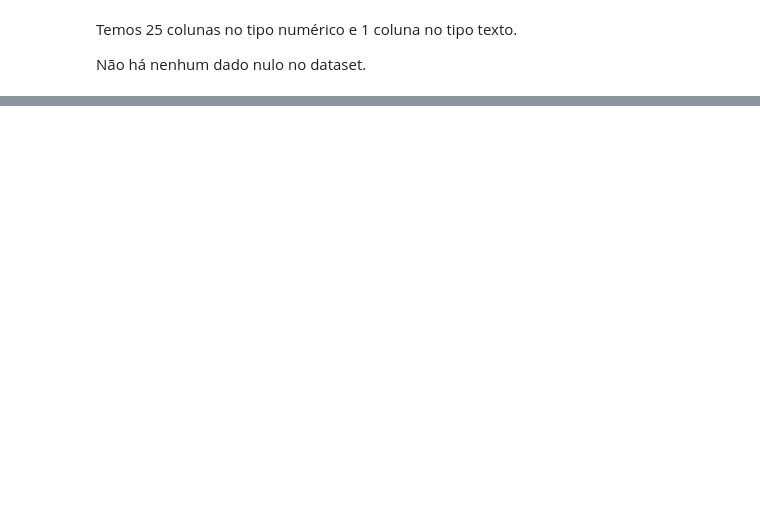
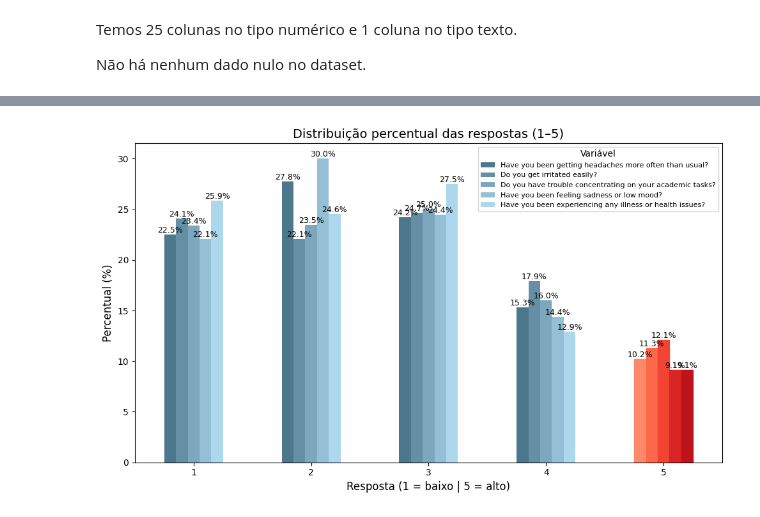
Before and after one commit to camilatsv1/Monitoramento-das-causas-de-estresse-nos-alunos-de-hoje, a Jupyter notebook: caderno_app.ipynb, the cells around one changed output, grey strips where cells are left out. Saved outputs shown, nothing was run; the diff lists cells and outputs as text; code cells hidden in the pictures; blank space fills up the shorter version.

```diff
--- a/caderno_app.ipynb
+++ b/caderno_app.ipynb
@@ -121,0 +142,8 @@ Não há nenhum dado nulo no dataset.
+# %%
+colunas_escala2 = ['Have you been getting headaches more often than usual?',
+'Do you get irritated easily?', 'Do you have trouble concentrating on your academic tasks?', 'Have you been feeling sadness or low mood?',
+'Have you been experiencing any illness or health issues?']
+
+for coluna in colunas_escala2:
+  tabela_resumo2 = df[colunas_escala2].apply(pd.Series.value_counts).sort_index()
+tabela_resumo2.head()
@@ -121,0 +233,24 @@ Não há nenhum dado nulo no dataset.
+# %%
+tabela_resumo2 = df[colunas_escala2].apply(lambda x: x.value_counts(normalize=True).sort_index() * 100)
+
+ax = tabela_resumo2.plot(kind='bar', figsize=(10,6), color= ['#4d778b', '#658fa4', '#7da7bc', '#94bfd5', '#acd7ed'])
+
+palette = cm.Reds([0.4, 0.5, 0.6, 0.7, 0.8])
+
+for i, container in enumerate(ax.containers):
+    for bar in container:
+        if round(bar.get_x() + bar.get_width()/2) == 4:
+            bar.set_color(palette[i])
+
+for container in ax.containers:
+    ax.bar_label(container, fmt='%.1f%%', label_type='edge', fontsize=9)
+
+plt.title("Distribuição percentual das respostas (1–5)", fontsize=14)
+plt.xlabel("Resposta (1 = baixo | 5 = alto)", fontsize=12)
+plt.ylabel("Percentual (%)", fontsize=12)
+plt.legend(title="Variável", fontsize=8)
+plt.xticks(rotation=0)
+plt.tight_layout()
+plt.show()
+# %% [output]
+[figure, added]
```
Also changed, not shown: parts of 13 cells of this notebook.
